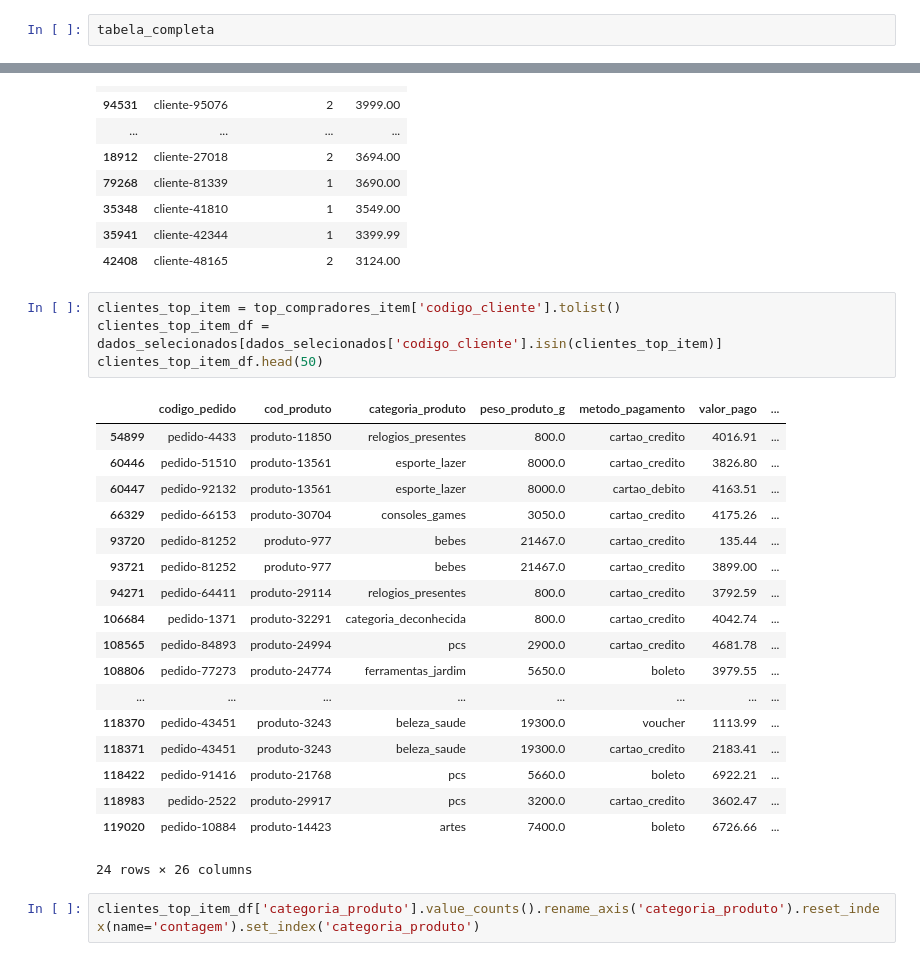
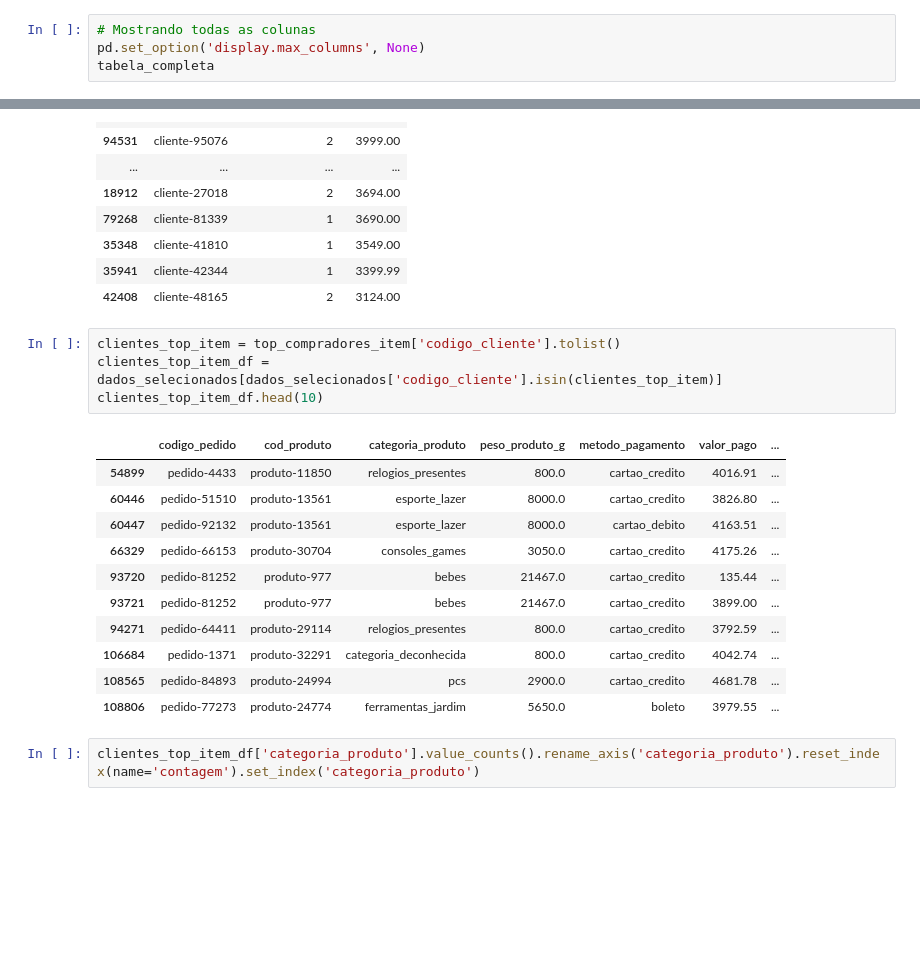
Before and after one commit to RenandeFraga/ProjetoPandasADA, a Jupyter notebook: Projeto_ADA_Modulo_4.ipynb, the cells around one changed output, grey strips where cells are left out. Saved outputs shown, nothing was run; the diff lists cells and outputs as text; blank space fills up the shorter version.

```diff
--- a/Projeto_ADA_Modulo_4.ipynb
+++ b/Projeto_ADA_Modulo_4.ipynb
@@ -509,5 +509,7 @@ tabela_completa = pedidos_completa.merge(m_produtos_trad, how='outer', on='id_pr
 tabela_completa = tabela_completa.merge(m_vendedores, how='outer', on='id_vendedor')
 tabela_completa = tabela_completa.merge(m_clientes_tratada, how='outer', on='id_cliente')
 # %%
+# Mostrando todas as colunas
+pd.set_option('display.max_columns', None)
 tabela_completa
 # %% [output]
@@ -1312,26 +1340,19 @@ top_compradores_item
 # %%
 clientes_top_item = top_compradores_item['codigo_cliente'].tolist()
 clientes_top_item_df = dados_selecionados[dados_selecionados['codigo_cliente'].isin(clientes_top_item)]
-clientes_top_item_df.head(50)
+clientes_top_item_df.head(10)
 # %% [output]
 |  | codigo_pedido | cod_produto | categoria_produto | peso_produto_g | metodo_pagamento | valor_pago | ... |
 | 54899 | pedido-4433 | produto-11850 | relogios_presentes | 800.0 | cartao_credito | 4016.91 | ... |
 | 60446 | pedido-51510 | produto-13561 | esporte_lazer | 8000.0 | cartao_credito | 3826.80 | ... |
 | 60447 | pedido-92132 | produto-13561 | esporte_lazer | 8000.0 | cartao_debito | 4163.51 | ... |
 | 66329 | pedido-66153 | produto-30704 | consoles_games | 3050.0 | cartao_credito | 4175.26 | ... |
 | 93720 | pedido-81252 | produto-977 | bebes | 21467.0 | cartao_credito | 135.44 | ... |
 | 93721 | pedido-81252 | produto-977 | bebes | 21467.0 | cartao_credito | 3899.00 | ... |
 | 94271 | pedido-64411 | produto-29114 | relogios_presentes | 800.0 | cartao_credito | 3792.59 | ... |
 | 106684 | pedido-1371 | produto-32291 | categoria_deconhecida | 800.0 | cartao_credito | 4042.74 | ... |
 | 108565 | pedido-84893 | produto-24994 | pcs | 2900.0 | cartao_credito | 4681.78 | ... |
 | 108806 | pedido-77273 | produto-24774 | ferramentas_jardim | 5650.0 | boleto | 3979.55 | ... |
-| ... | ... | ... | ... | ... | ... | ... | ... |
-| 118370 | pedido-43451 | produto-3243 | beleza_saude | 19300.0 | voucher | 1113.99 | ... |
-| 118371 | pedido-43451 | produto-3243 | beleza_saude | 19300.0 | cartao_credito | 2183.41 | ... |
-| 118422 | pedido-91416 | produto-21768 | pcs | 5660.0 | boleto | 6922.21 | ... |
-| 118983 | pedido-2522 | produto-29917 | pcs | 3200.0 | cartao_credito | 3602.47 | ... |
-| 119020 | pedido-10884 | produto-14423 | artes | 7400.0 | boleto | 6726.66 | ... |
-24 rows × 26 columns
 # %%
 clientes_top_item_df['categoria_produto'].value_counts().rename_axis('categoria_produto').reset_index(name='contagem').set_index('categoria_produto')
 # %% [output]
```
Also changed, not shown: parts of 3 cells of this notebook.
